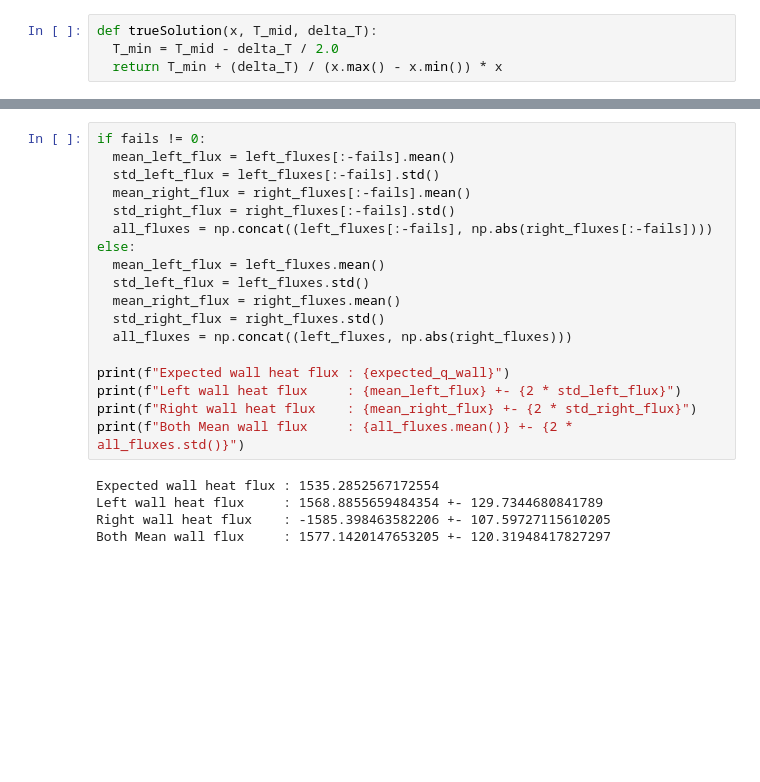
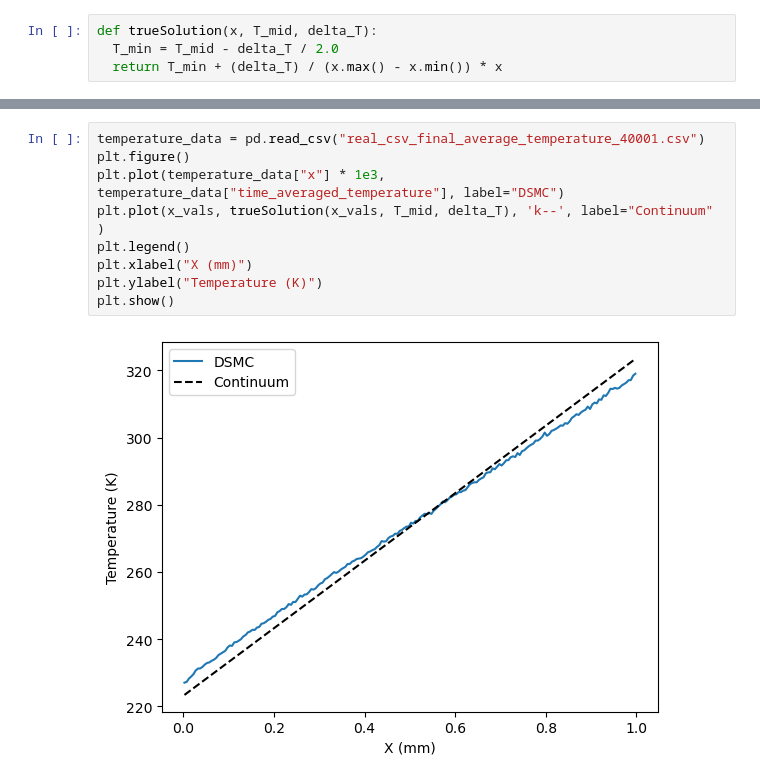
Before and after one commit to gsgall/salamander, a Jupyter notebook: fourier-flow/visualization.ipynb, the cells around one changed output, grey strips where cells are left out. Cells and saved outputs as stored; diff of their text form; blank space fills up the shorter version.

```diff
--- a/fourier-flow/visualization.ipynb
+++ b/fourier-flow/visualization.ipynb
@@ -139,23 +80,11 @@ plt.show()
-# %%
-if fails != 0:
-  mean_left_flux = left_fluxes[:-fails].mean()
-  std_left_flux = left_fluxes[:-fails].std()
-  mean_right_flux = right_fluxes[:-fails].mean()
-  std_right_flux = right_fluxes[:-fails].std()
-  all_fluxes = np.concat((left_fluxes[:-fails], np.abs(right_fluxes[:-fails])))
-else:
-  mean_left_flux = left_fluxes.mean()
-  std_left_flux = left_fluxes.std()
-  mean_right_flux = right_fluxes.mean()
-  std_right_flux = right_fluxes.std()
-  all_fluxes = np.concat((left_fluxes, np.abs(right_fluxes)))
-
-print(f"Expected wall heat flux : {expected_q_wall}")
-print(f"Left wall heat flux     : {mean_left_flux} +- {2 * std_left_flux}")
-print(f"Right wall heat flux    : {mean_right_flux} +- {2 * std_right_flux}")
-print(f"Both Mean wall flux     : {all_fluxes.mean()} +- {2 * all_fluxes.std()}")
-# %% [output]
-Expected wall heat flux : 1535.2852567172554
-Left wall heat flux     : 1568.8855659484354 +- 129.7344680841789
-Right wall heat flux    : -1585.398463582206 +- 107.59727115610205
-Both Mean wall flux     : 1577.1420147653205 +- 120.31948417827297
+# %%
+temperature_data = pd.read_csv("real_csv_final_average_temperature_40001.csv")
+plt.figure()
+plt.plot(temperature_data["x"] * 1e3, temperature_data["time_averaged_temperature"], label="DSMC")
+plt.plot(x_vals, trueSolution(x_vals, T_mid, delta_T), 'k--', label="Continuum" )
+plt.legend()
+plt.xlabel("X (mm)")
+plt.ylabel("Temperature (K)")
+plt.show()
+# %% [output]
+[figure, added]
```
Also changed, not shown: parts of 4 cells of this notebook, 1 other file.
